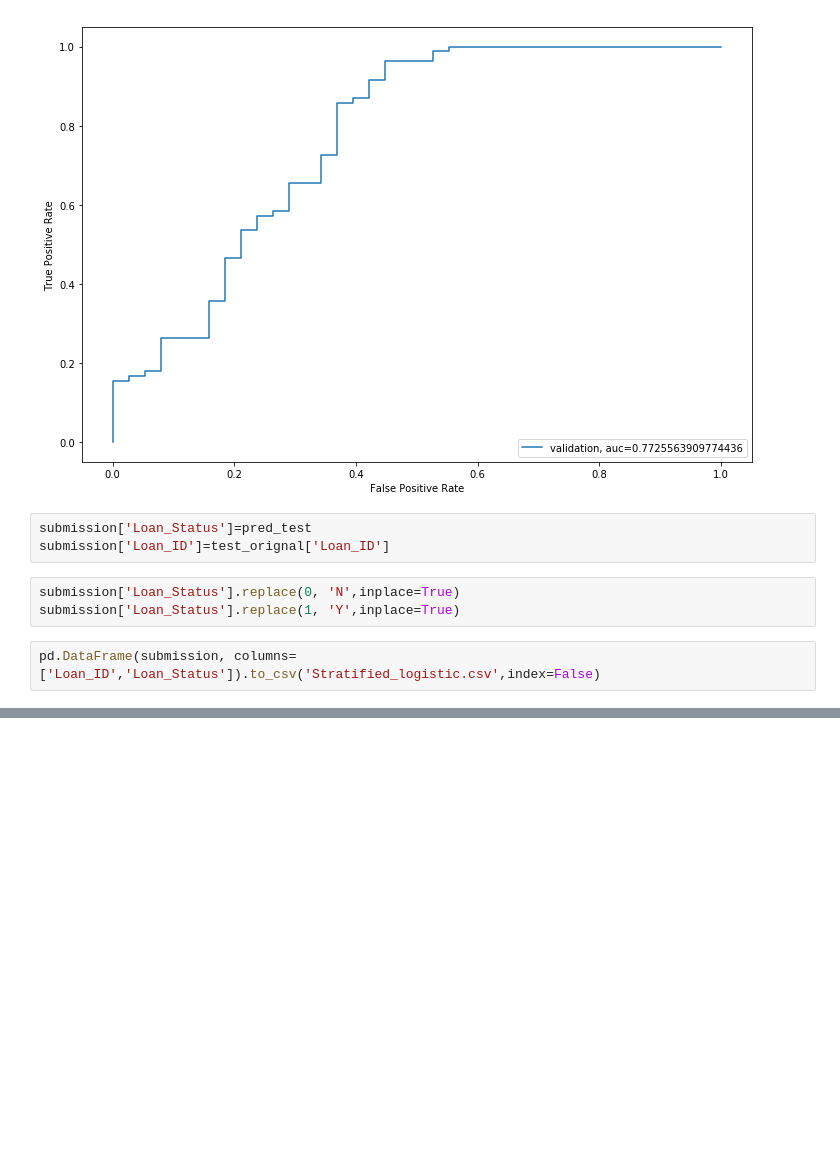
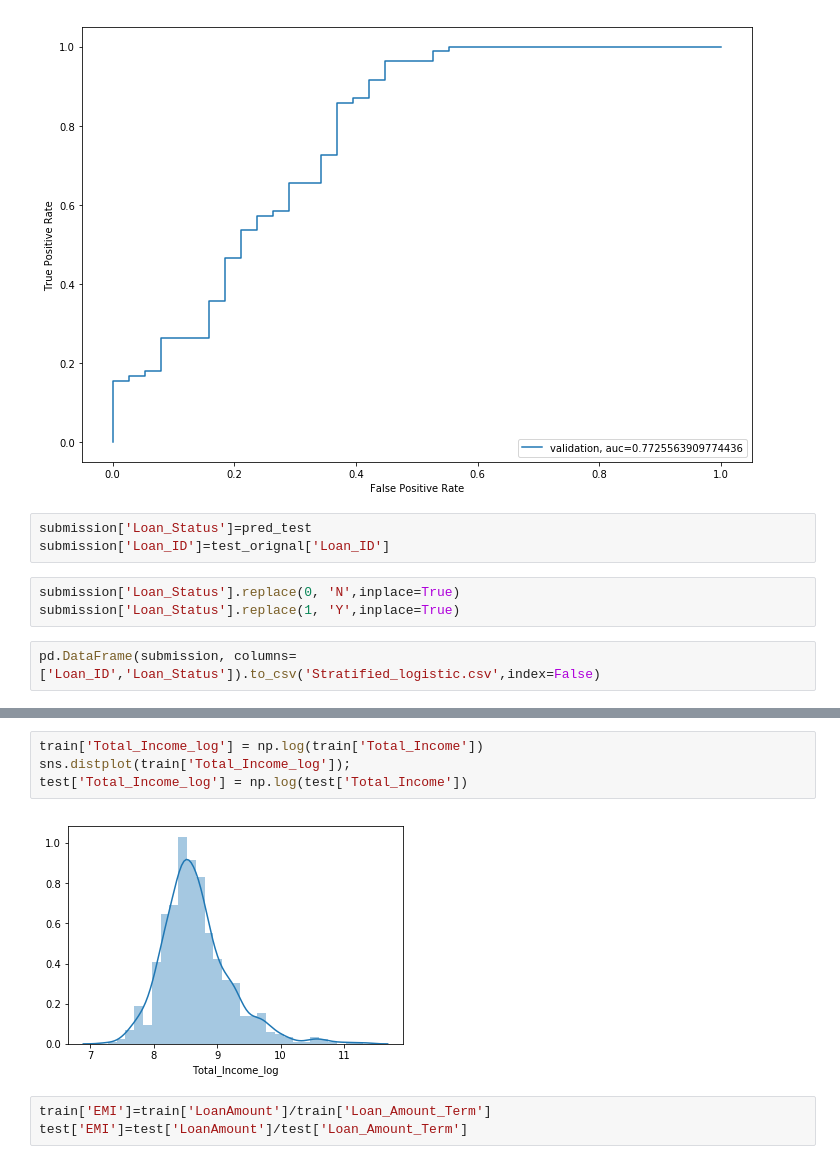
Before and after one commit to SwatiModi/loan-prediction, a Jupyter notebook: Loan.ipynb, the cells around one changed output, grey strips where cells are left out. Drawn from its saved outputs; the diff is of its cells as text; blank space fills up the shorter version.

```diff
--- a/Loan.ipynb
+++ b/Loan.ipynb
@@ -744,0 +754,9 @@ pd.DataFrame(submission, columns=['Loan_ID','Loan_Status']).to_csv('Stratified_l
+# %%
+train['Total_Income_log'] = np.log(train['Total_Income'])
+sns.distplot(train['Total_Income_log']);
+test['Total_Income_log'] = np.log(test['Total_Income'])
+# %% [output]
+[figure, added]
+# %%
+train['EMI']=train['LoanAmount']/train['Loan_Amount_Term']
+test['EMI']=test['LoanAmount']/test['Loan_Amount_Term']
```
Also changed, not shown: parts of 9 cells of this notebook.
